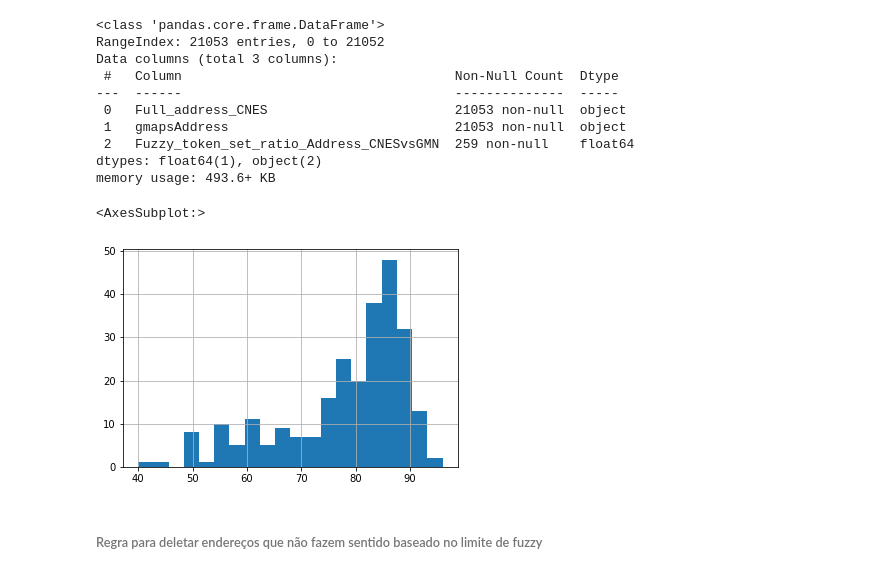
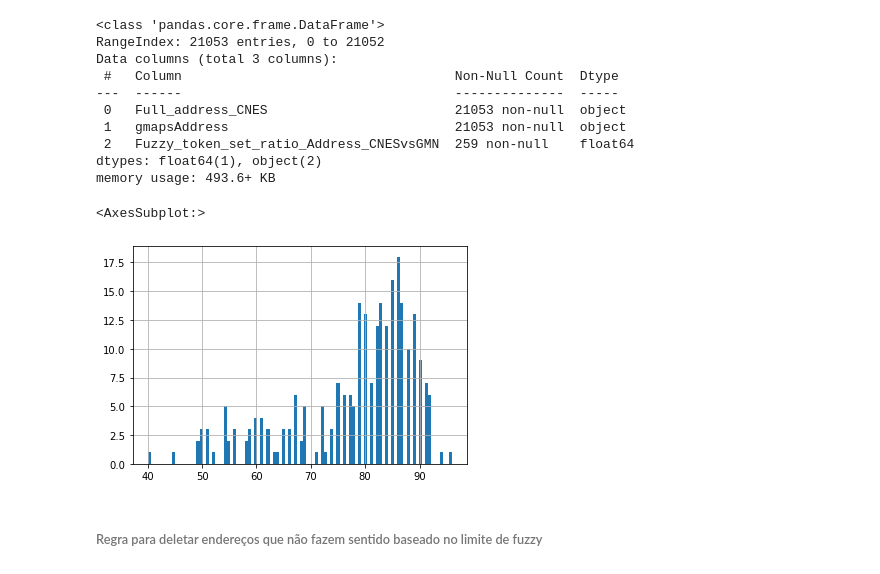
Before and after one commit to renatolotto/HZN-tese-psiquiatria, a Jupyter notebook: Fuzzy_pipe.ipynb, the cells around one changed output. Saved outputs shown, nothing was run; the diff lists cells and outputs as text; code cells hidden in the pictures.

Commit message:
updated fuzzy pipe

```diff
--- a/Fuzzy_pipe.ipynb
+++ b/Fuzzy_pipe.ipynb
@@ -316,3 +340,6 @@ for index,row in df.iterrows():
     if row['Nome_google_correct']==0:
         df.loc[index, "Fuzzy_token_set_ratio_Nome_CNESvsGMN"] = np.NaN
         df.loc[index, "gmapsCompanyName"] = np.NaN
+# %%
+# Sites
+df['Site_google_correct'] = df['CNPJ'].map(dict_Site_GMN_check)
@@ -319 +378,14 @@ for index,row in df.iterrows():
+# %%
+for index,row in df.iterrows():
+    if row['Site_google_correct']==0:
+        df.loc[index, "URL Site"] = np.NaN
+        df.loc[index, "gmapsTelephone"] = np.NaN
+        df.loc[index, "# Ratings GMN"] = np.NaN
+        df.loc[index, "Rating GMN"] = np.NaN
+        df.loc[index, "URL GMN"] = np.NaN
+        for i in crawlers_col_list:
+            df.loc[index, i] = np.NaN
+
+
+        ##COLOCAR TUDO QUE TEMOS QUE DELETAR AQUI
 # %%
@@ -339,15 +393,15 @@ df[['Nome Fantasia','gmapsCompanyName',"Fuzzy_token_set_ratio_Nome_CNESvsGMN",'N
 # %%
 #apagando manualmente sites que não fazem sentido
-df['Rating GMN'][20922]=np.NaN
-df['Rating GMN'][20601]=np.NaN
-df['Rating GMN'][16522]=np.NaN
-df['Rating GMN'][15616]=np.NaN
-df['Rating GMN'][14674]=np.NaN
-df['Rating GMN'][13856]=np.NaN
-df['Rating GMN'][11679]=np.NaN
-df['Rating GMN'][9533]=np.NaN
-df['Rating GMN'][9231]=np.NaN
-df['Rating GMN'][7789]=np.NaN
-df['Rating GMN'][7196]=np.NaN
-df['Rating GMN'][6836]=np.NaN
-df['Rating GMN'][4297]=np.NaN
+# df['Rating GMN'][20922]=np.NaN
+# df['Rating GMN'][20601]=np.NaN
+# df['Rating GMN'][16522]=np.NaN
+# df['Rating GMN'][15616]=np.NaN
+# df['Rating GMN'][14674]=np.NaN
+# df['Rating GMN'][13856]=np.NaN
+# df['Rating GMN'][11679]=np.NaN
+# df['Rating GMN'][9533]=np.NaN
+# df['Rating GMN'][9231]=np.NaN
+# df['Rating GMN'][7789]=np.NaN
+# df['Rating GMN'][7196]=np.NaN
+# df['Rating GMN'][6836]=np.NaN
+# df['Rating GMN'][4297]=np.NaN
@@ -531,10 +550,10 @@ memory usage: 493.6+ KB
 # %%
 df['gmapsAddress'] = df['gmapsAddress'].apply(lambda x: x.replace('nan',''))
 # %%
-df["Fuzzy_token_set_ratio_Address_CNESvsGMN"].hist(bins=20)
+df["Fuzzy_token_set_ratio_Address_CNESvsGMN"].hist(bins=100)
 # %% [output]
 <AxesSubplot:>
-[figure, old version]
+[figure, new version]
 # %% [markdown]
 ###### Regra para deletar endereços que não fazem sentido baseado no limite de fuzzy
 # %%
```
Also changed, not shown: parts of 27 cells of this notebook, 1 other file.
